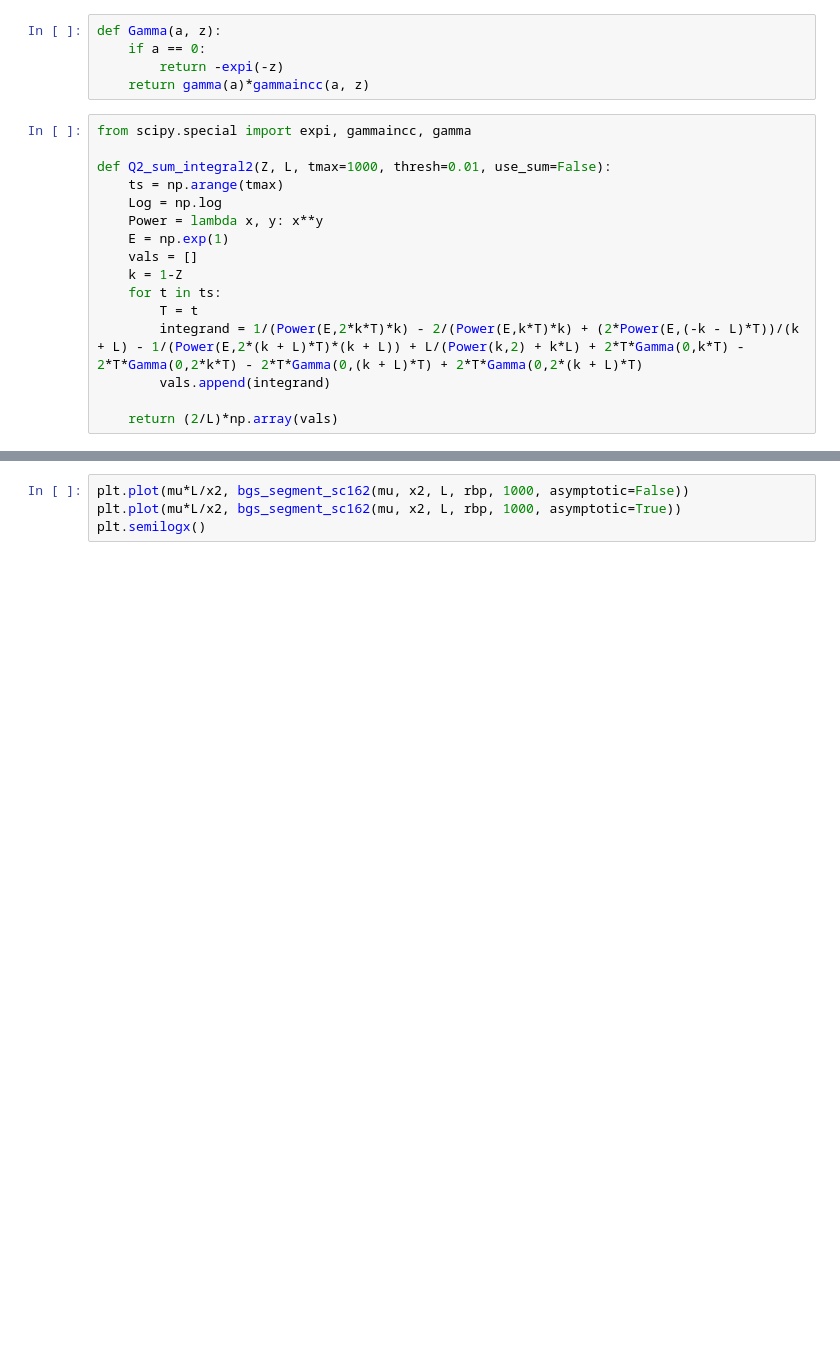
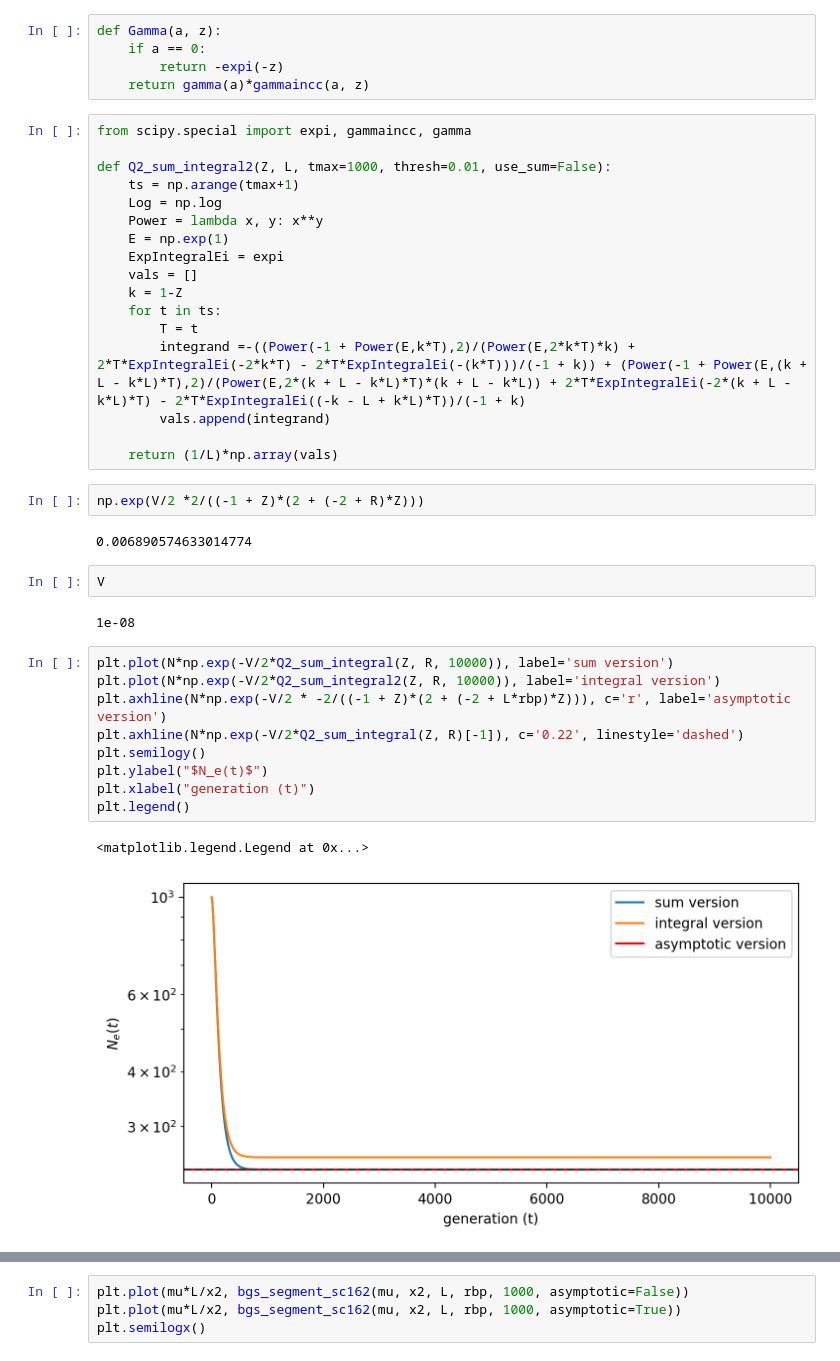
Before and after one commit to vsbuffalo/bprime, a Jupyter notebook: notebooks/region_simulations.ipynb, the cells around one changed output, grey strips where cells are left out. Cells and saved outputs as stored; diff of their text form; blank space fills up the shorter version.

```diff
--- a/notebooks/region_simulations.ipynb
+++ b/notebooks/region_simulations.ipynb
@@ -142,15 +135,36 @@ def Gamma(a, z):
 from scipy.special import expi, gammaincc, gamma
 
 def Q2_sum_integral2(Z, L, tmax=1000, thresh=0.01, use_sum=False):
-    ts = np.arange(tmax)
+    ts = np.arange(tmax+1)
     Log = np.log
     Power = lambda x, y: x**y
     E = np.exp(1)
+    ExpIntegralEi = expi
     vals = []
     k = 1-Z
     for t in ts:
         T = t
-        integrand = 1/(Power(E,2*k*T)*k) - 2/(Power(E,k*T)*k) + (2*Power(E,(-k - L)*T))/(k + L) - 1/(Power(E,2*(k + L)*T)*(k + L)) + L/(Power(k,2) + k*L) + 2*T*Gamma(0,k*T) - 2*T*Gamma(0,2*k*T) - 2*T*Gamma(0,(k + L)*T) + 2*T*Gamma(0,2*(k + L)*T)
+        integrand =-((Power(-1 + Power(E,k*T),2)/(Power(E,2*k*T)*k) + 2*T*ExpIntegralEi(-2*k*T) - 2*T*ExpIntegralEi(-(k*T)))/(-1 + k)) + (Power(-1 + Power(E,(k + L - k*L)*T),2)/(Power(E,2*(k + L - k*L)*T)*(k + L - k*L)) + 2*T*ExpIntegralEi(-2*(k + L - k*L)*T) - 2*T*ExpIntegralEi((-k - L + k*L)*T))/(-1 + k)
         vals.append(integrand)
 
-    return (2/L)*np.array(vals)
+    return (1/L)*np.array(vals)
+# %%
+np.exp(V/2 *2/((-1 + Z)*(2 + (-2 + R)*Z)))
+# %% [output]
+0.006890574633014774
+# %%
+V
+# %% [output]
+1e-08
+# %%
+plt.plot(N*np.exp(-V/2*Q2_sum_integral(Z, R, 10000)), label='sum version')
+plt.plot(N*np.exp(-V/2*Q2_sum_integral2(Z, R, 10000)), label='integral version')
+plt.axhline(N*np.exp(-V/2 * -2/((-1 + Z)*(2 + (-2 + L*rbp)*Z))), c='r', label='asymptotic version')
+plt.axhline(N*np.exp(-V/2*Q2_sum_integral(Z, R)[-1]), c='0.22', linestyle='dashed')
+plt.semilogy()
+plt.ylabel("$N_e(t)$")
+plt.xlabel("generation (t)")
+plt.legend()
+# %% [output]
+<matplotlib.legend.Legend at 0x...>
+[figure, added]
```
Also changed, not shown: parts of 21 cells of this notebook.
